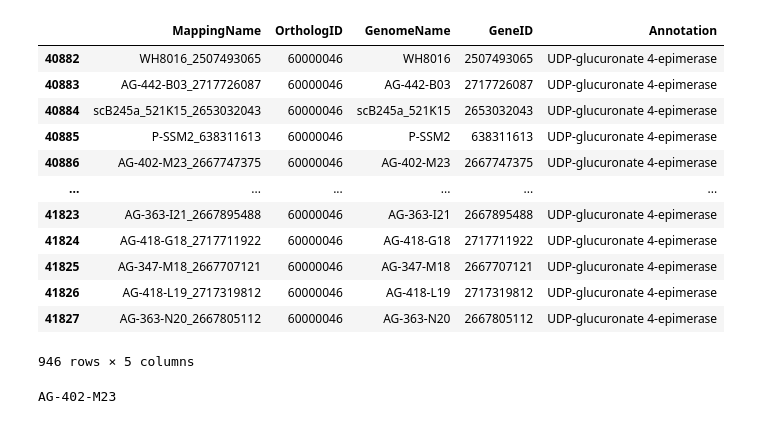
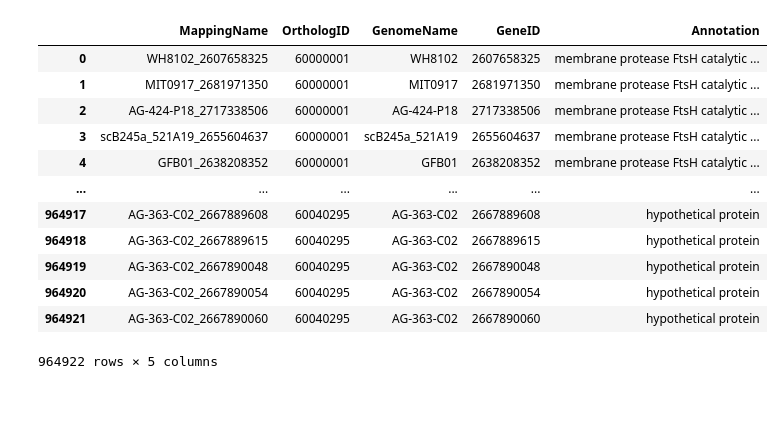
Before and after one commit to Jonahv11/cyano-serralysins, a Jupyter notebook: island-analysis/cycog_neighbors.ipynb, the cells around one changed output. Drawn from its saved outputs; the diff is of its cells as text; code cells hidden in the pictures.

```diff
--- a/island-analysis/cycog_neighbors.ipynb
+++ b/island-analysis/cycog_neighbors.ipynb
@@ -10,28 +10,20 @@ REFS = '../data/img_data_cycog6/'
 
 genomes_df = pd.read_csv(datapath99, sep='\t')
 cycogs_df = pd.read_csv(datapath3)
-# %%
-cycog = 60000046
-target_df = cycogs_df[cycogs_df.OrthologID == cycog]
-target_df
-# %% [output]
-|  | MappingName | OrthologID | GenomeName | GeneID | Annotation |
-| 40882 | WH8016_2507493065 | 60000046 | WH8016 | 2507493065 | UDP-glucuronate 4-epimerase |
-| 40883 | AG-442-B03_2717726087 | 60000046 | AG-442-B03 | 2717726087 | UDP-glucuronate 4-epimerase |
-| 40884 | scB245a_521K15_2653032043 | 60000046 | scB245a_521K15 | 2653032043 | UDP-glucuronate 4-epimerase |
-| 40885 | P-SSM2_638311613 | 60000046 | P-SSM2 | 638311613 | UDP-glucuronate 4-epimerase |
-| 40886 | AG-402-M23_2667747375 | 60000046 | AG-402-M23 | 2667747375 | UDP-glucuronate 4-epimerase |
-| ... | ... | ... | ... | ... | ... |
-| 41823 | AG-363-I21_2667895488 | 60000046 | AG-363-I21 | 2667895488 | UDP-glucuronate 4-epimerase |
-| 41824 | AG-418-G18_2717711922 | 60000046 | AG-418-G18 | 2717711922 | UDP-glucuronate 4-epimerase |
-| 41825 | AG-347-M18_2667707121 | 60000046 | AG-347-M18 | 2667707121 | UDP-glucuronate 4-epimerase |
-| 41826 | AG-418-L19_2717319812 | 60000046 | AG-418-L19 | 2717319812 | UDP-glucuronate 4-epimerase |
-| 41827 | AG-363-N20_2667805112 | 60000046 | AG-363-N20 | 2667805112 | UDP-glucuronate 4-epimerase |
-946 rows × 5 columns
-# %%
-for index, row in target_df.iterrows():
-    if row['GeneID'] == 2667747375:
-        print(row['GenomeName'])
-# %% [output]
-AG-402-M23
+# %%
+cycogs_df
+# %% [output]
+|  | MappingName | OrthologID | GenomeName | GeneID | Annotation |
+| 0 | WH8102_2607658325 | 60000001 | WH8102 | 2607658325 | membrane protease FtsH catalytic ... |
+| 1 | MIT0917_2681971350 | 60000001 | MIT0917 | 2681971350 | membrane protease FtsH catalytic ... |
+| 2 | AG-424-P18_2717338506 | 60000001 | AG-424-P18 | 2717338506 | membrane protease FtsH catalytic ... |
+| 3 | scB245a_521A19_2655604637 | 60000001 | scB245a_521A19 | 2655604637 | membrane protease FtsH catalytic ... |
+| 4 | GFB01_2638208352 | 60000001 | GFB01 | 2638208352 | membrane protease FtsH catalytic ... |
+| ... | ... | ... | ... | ... | ... |
+| 964917 | AG-363-C02_2667889608 | 60040295 | AG-363-C02 | 2667889608 | hypothetical protein |
+| 964918 | AG-363-C02_2667889615 | 60040295 | AG-363-C02 | 2667889615 | hypothetical protein |
+| 964919 | AG-363-C02_2667890048 | 60040295 | AG-363-C02 | 2667890048 | hypothetical protein |
+| 964920 | AG-363-C02_2667890054 | 60040295 | AG-363-C02 | 2667890054 | hypothetical protein |
+| 964921 | AG-363-C02_2667890060 | 60040295 | AG-363-C02 | 2667890060 | hypothetical protein |
+964922 rows × 5 columns
 # %%
```
Also changed, not shown: parts of 12 cells of this notebook.
